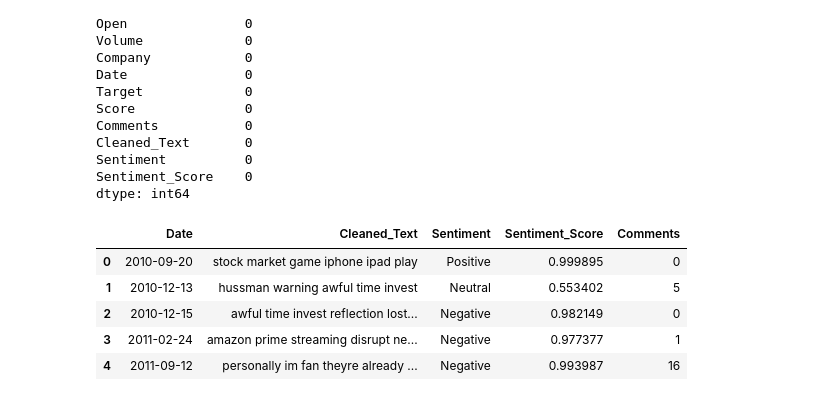
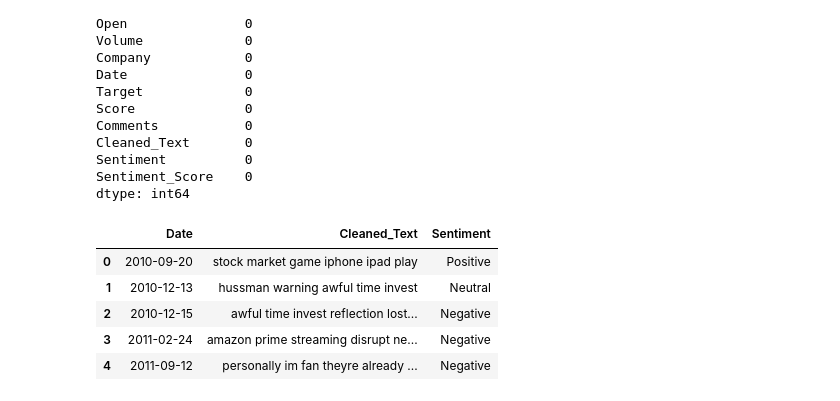
Before and after one commit to U-gana/Stock-Project, a Jupyter notebook: stock.ipynb, the cells around one changed output. Drawn from its saved outputs; the diff is of its cells as text; code cells hidden in the pictures.

```diff
--- a/stock.ipynb
+++ b/stock.ipynb
@@ -35,16 +35,16 @@ Sentiment          0
 Sentiment_Score    0
 dtype: int64
 # %%
-sentiment_df = df[["Date", "Cleaned_Text","Sentiment","Sentiment_Score","Comments"]]
-trade_df = df[["Date", "Sentiment","Sentiment_Score","Close","Adj Close", "Close","High","Low", "Open","Volume", "Company","Target","Comments"]]
+sentiment_df = df[["Date", "Cleaned_Text","Sentiment"]]
+trade_df = df[["Date", "Sentiment","Close","Adj Close", "Close","High","Low", "Open","Volume", "Company","Target",]]
 sentiment_df.head()
 # %% [output]
-|  | Date | Cleaned_Text | Sentiment | Sentiment_Score | Comments |
-| 0 | 2010-09-20 | stock market game iphone ipad play | Positive | 0.999895 | 0 |
-| 1 | 2010-12-13 | hussman warning awful time invest | Neutral | 0.553402 | 5 |
-| 2 | 2010-12-15 | awful time invest reflection lost... | Negative | 0.982149 | 0 |
-| 3 | 2011-02-24 | amazon prime streaming disrupt ne... | Negative | 0.977377 | 1 |
-| 4 | 2011-09-12 | personally im fan theyre already ... | Negative | 0.993987 | 16 |
+|  | Date | Cleaned_Text | Sentiment |
+| 0 | 2010-09-20 | stock market game iphone ipad play | Positive |
+| 1 | 2010-12-13 | hussman warning awful time invest | Neutral |
+| 2 | 2010-12-15 | awful time invest reflection lost... | Negative |
+| 3 | 2011-02-24 | amazon prime streaming disrupt ne... | Negative |
+| 4 | 2011-09-12 | personally im fan theyre already ... | Negative |
 # %%
 trade_df.head()
 # %% [output]
```
Also changed, not shown: parts of 10 cells of this notebook.
